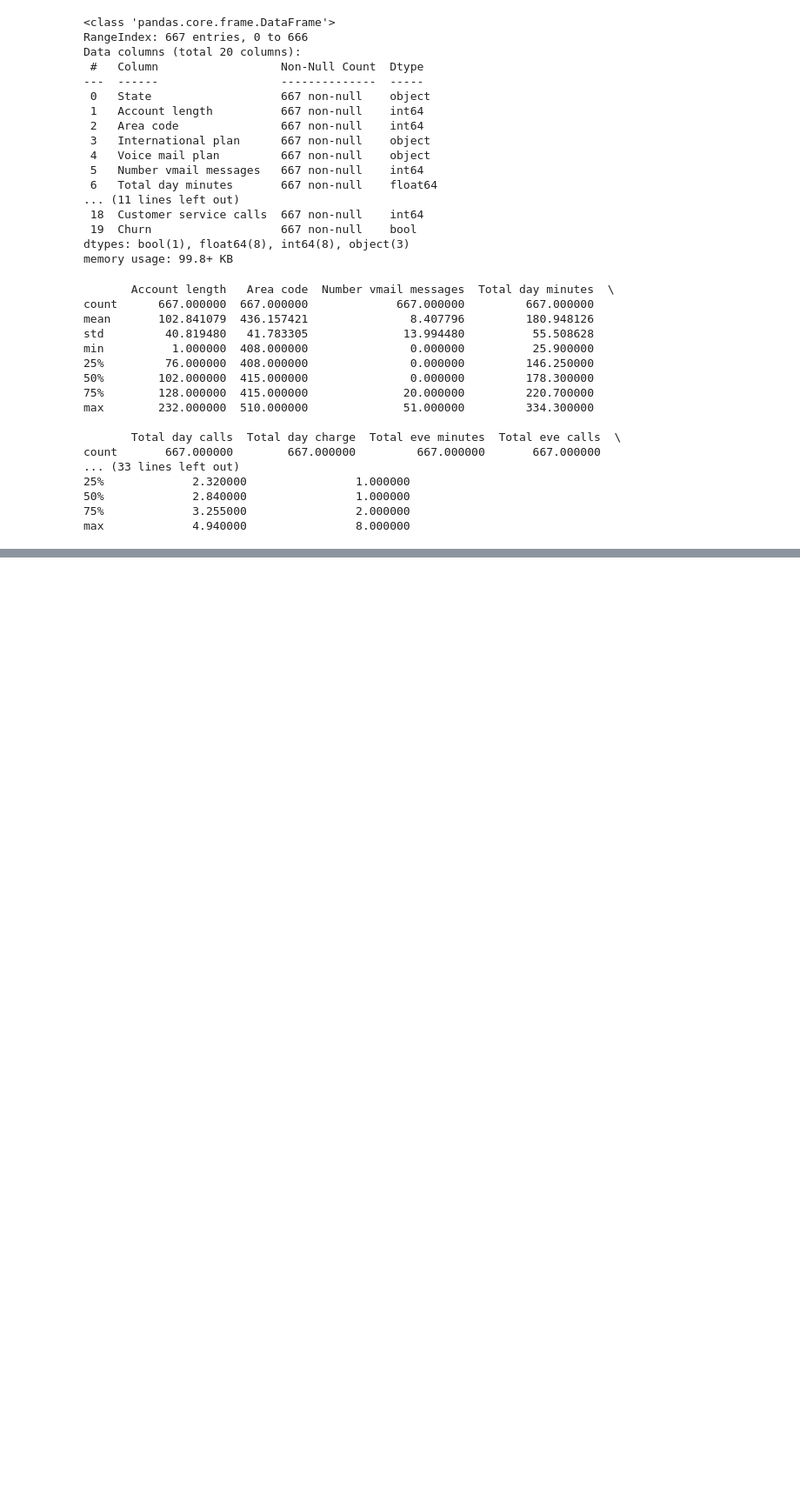
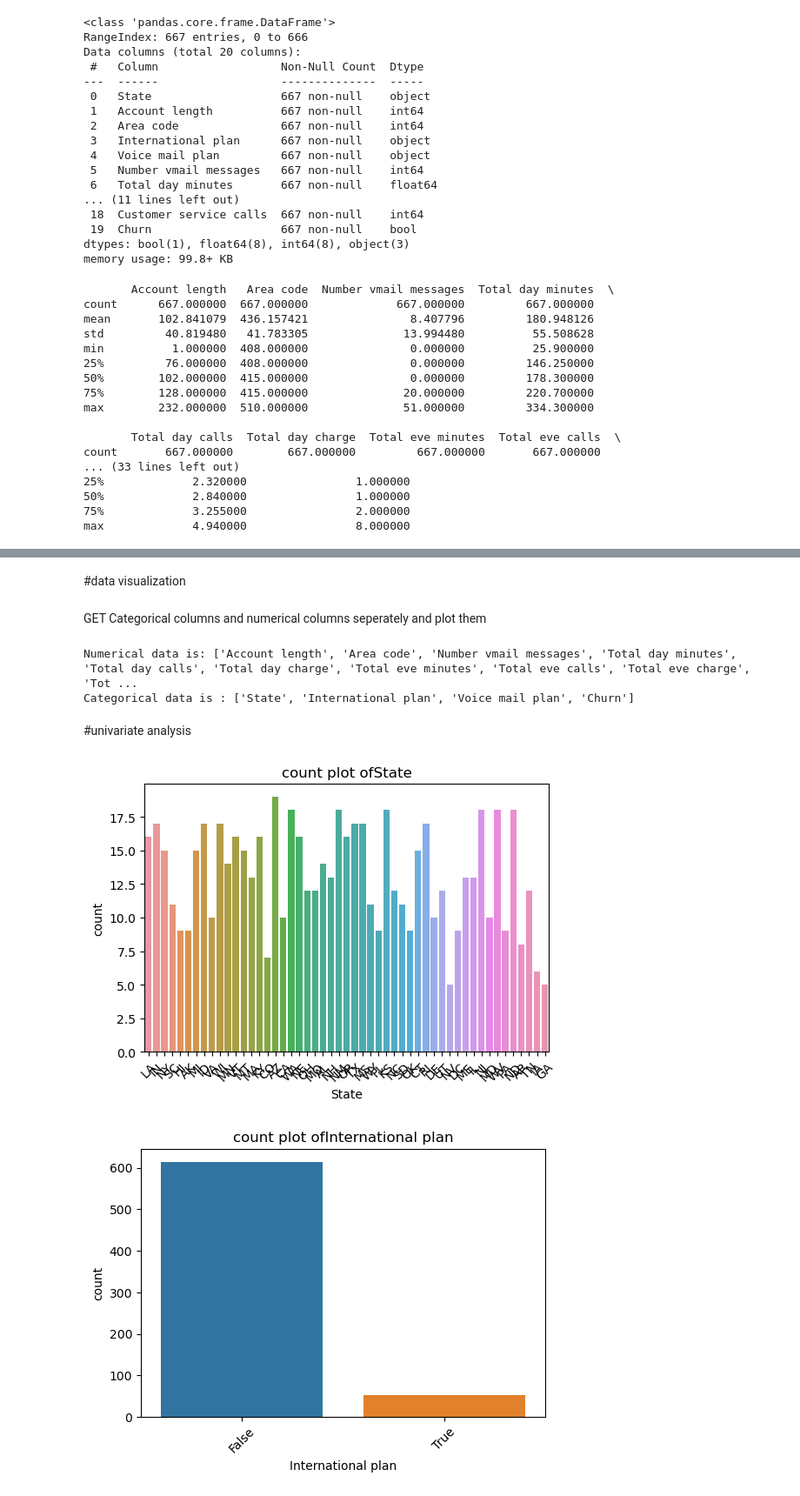
Before and after one commit to karthik-009g/EDA-customer_Churn-project, a Jupyter notebook: Telecom churn analysis.ipynb, the cells around one changed output, grey strips where cells are left out. Shown: that part at 87% size. Saved outputs shown, nothing was run; the diff lists cells and outputs as text; code cells hidden in the pictures; blank space fills up the shorter version.

```diff
--- a/Telecom churn analysis.ipynb
+++ b/Telecom churn analysis.ipynb
@@ -106,0 +178,3 @@ max             4.940000                8.000000
+# %%
+data.replace({"Yes": True,"No": False}, inplace = True)# here inplace true means changes happen in actual data frame not a copy!
+data.info()
@@ -106,0 +199,26 @@ max             4.940000                8.000000
+# %% [markdown]
+#data visualization
+# %% [markdown]
+GET Categorical columns and numerical columns seperately and plot them
+# %%
+num = data.select_dtypes(include=['int64','float64']).columns
+print("Numerical data is:", num.tolist())
+
+cat = data.select_dtypes(include=['object','bool']).columns
+print("Categorical data is :",cat.tolist())
+# %% [output]
+Numerical data is: ['Account length', 'Area code', 'Number vmail messages', 'Total day minutes', 'Total day calls', 'Total day charge', 'Total eve minutes', 'Total eve calls', 'Total eve charge', 'Tot ...
+Categorical data is : ['State', 'International plan', 'Voice mail plan', 'Churn']
+# %% [markdown]
+#univariate analysis
+# %%
+#categorical data visualization
+for col in cat:
+    plt.figure(figsize=(6,4))
+    sns.countplot(data=data,x=col)
+    plt.title(f'count plot of{col}')
+    plt.xticks(rotation=45)
+    plt.show()
+# %% [output]
+[figure, added]
+[figure, added]
```
Also changed, not shown: parts of 17 cells of this notebook.
